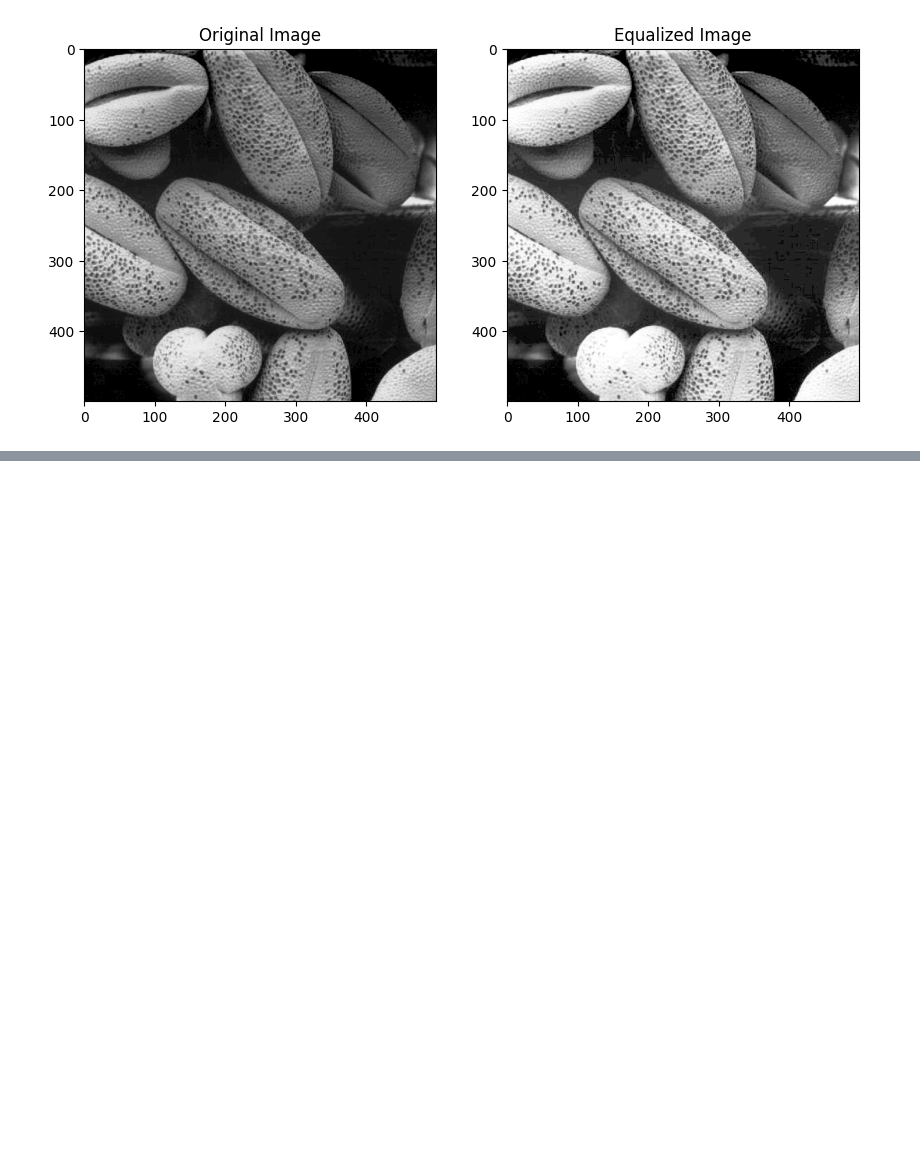
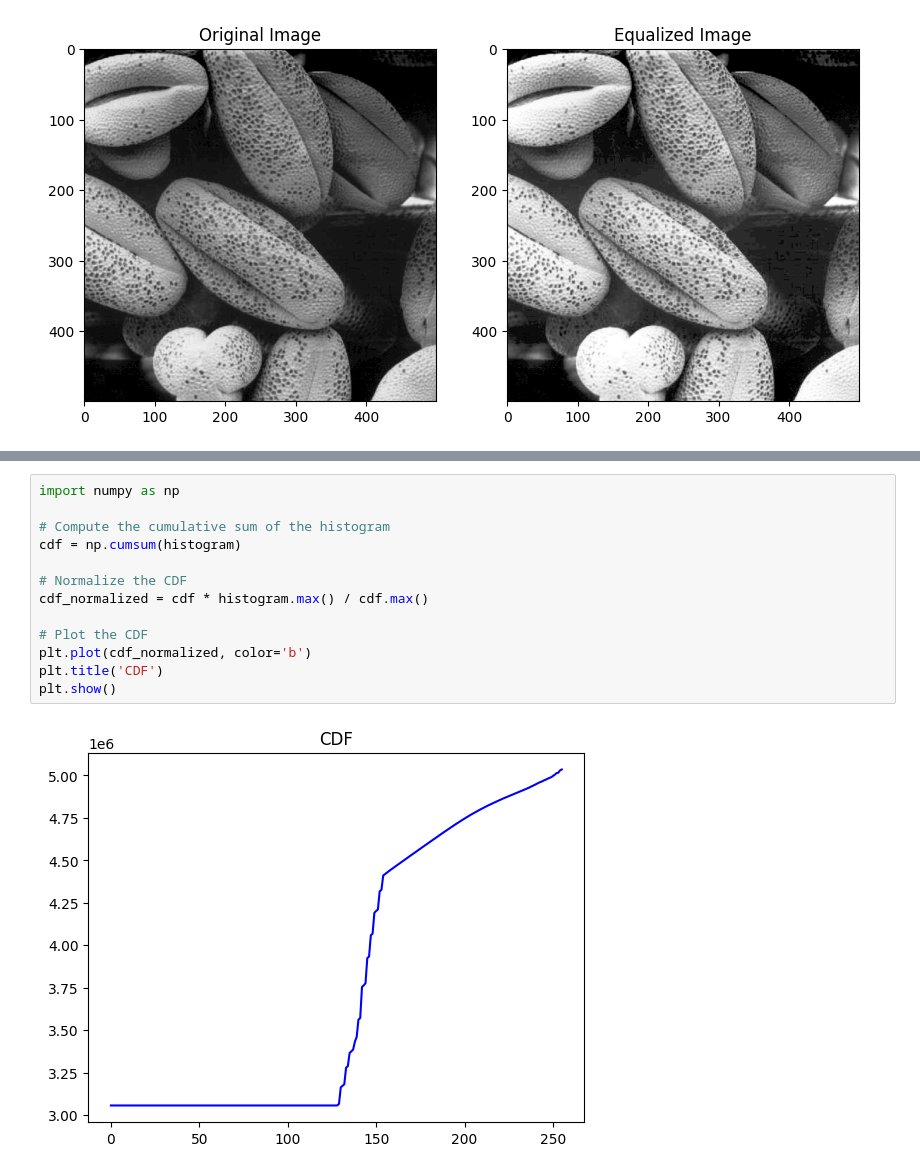
Before and after one commit to NavinduTharupathi/-Intensity-Transformations-and-Neighborhood-Filtering, a Jupyter notebook: notebook.ipynb, the cells around one changed output, grey strips where cells are left out. Drawn from its saved outputs; the diff is of its cells as text; blank space fills up the shorter version.

```diff
--- a/notebook.ipynb
+++ b/notebook.ipynb
@@ -350,0 +405,15 @@ plt.show()
+# %%
+import numpy as np
+
+# Compute the cumulative sum of the histogram
+cdf = np.cumsum(histogram)
+
+# Normalize the CDF
+cdf_normalized = cdf * histogram.max() / cdf.max()
+
+# Plot the CDF
+plt.plot(cdf_normalized, color='b')
+plt.title('CDF')
+plt.show()
+# %% [output]
+[figure, added]
```
Also changed, not shown: parts of 6 cells of this notebook.
